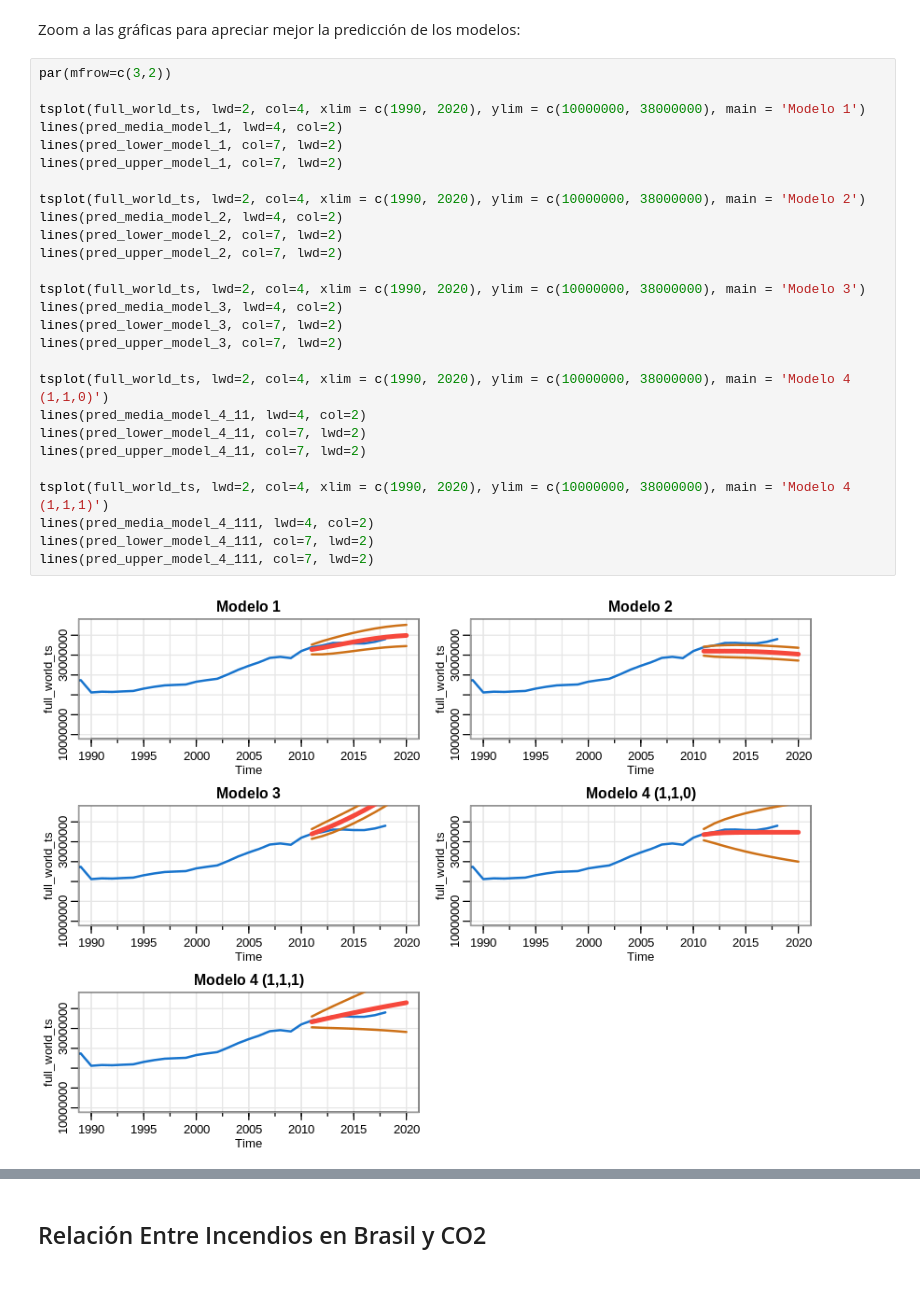
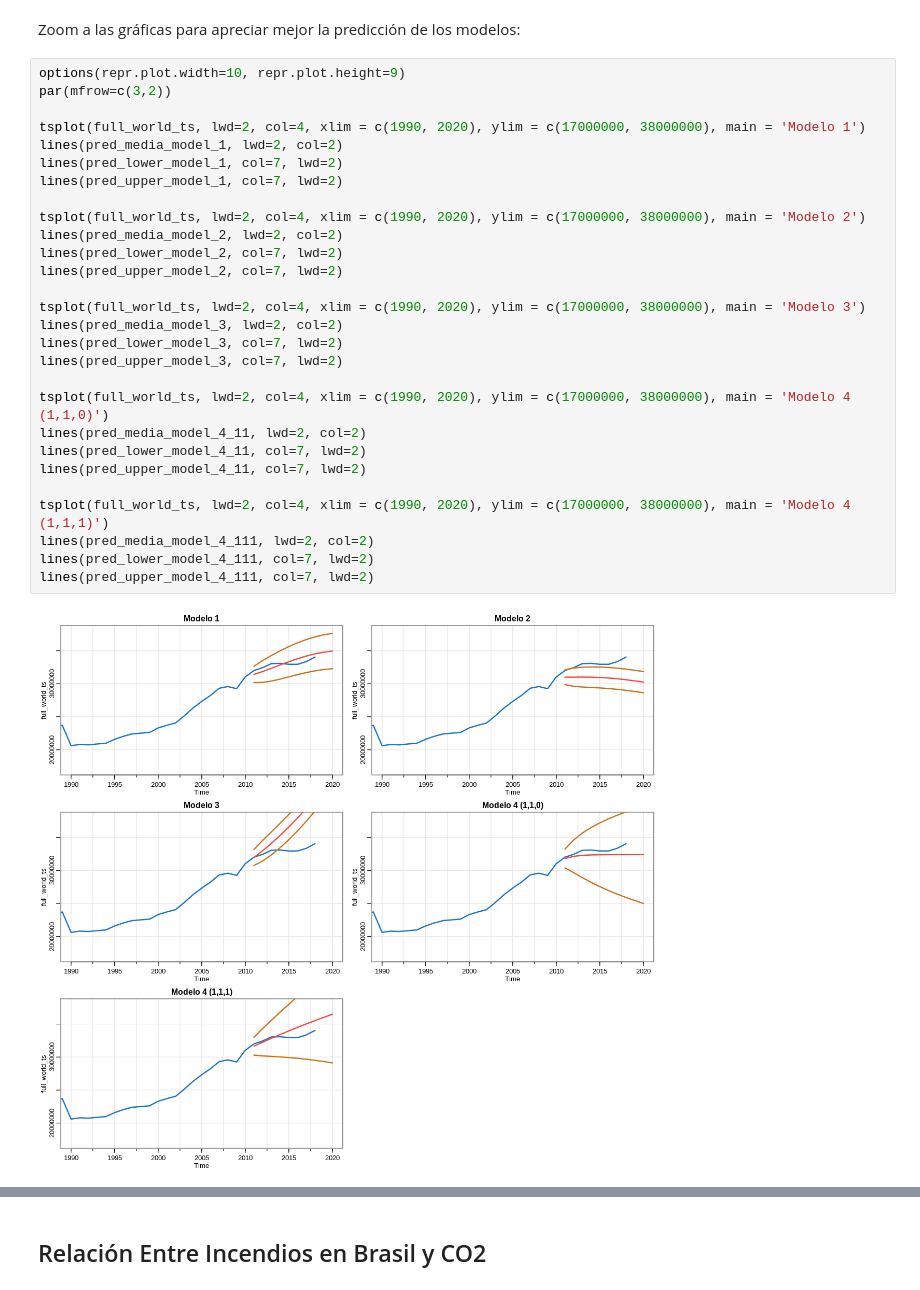
Before and after one commit to SeriesTemporales2021/obligatorio-apst-diaz_mattos_mendez, a Jupyter notebook: Obligatorio de Analisis Predictivo de Series Temporales.ipynb, the cells around one changed output, grey strips where cells are left out. Cells and saved outputs as stored; diff of their text form.

```diff
--- a/Obligatorio de Analisis Predictivo de Series Temporales.ipynb
+++ b/Obligatorio de Analisis Predictivo de Series Temporales.ipynb
@@ -934,32 +953,33 @@ BIC(fit_arima_world_111)
 # %% [markdown]
 Zoom a las gráficas para apreciar mejor la predicción de los modelos:
 # %%
+options(repr.plot.width=10, repr.plot.height=9)
 par(mfrow=c(3,2))
 
-tsplot(full_world_ts, lwd=2, col=4, xlim = c(1990, 2020), ylim = c(10000000, 38000000), main = 'Modelo 1')
-lines(pred_media_model_1, lwd=4, col=2)
+tsplot(full_world_ts, lwd=2, col=4, xlim = c(1990, 2020), ylim = c(17000000, 38000000), main = 'Modelo 1')
+lines(pred_media_model_1, lwd=2, col=2)
 lines(pred_lower_model_1, col=7, lwd=2)
 lines(pred_upper_model_1, col=7, lwd=2)
 
-tsplot(full_world_ts, lwd=2, col=4, xlim = c(1990, 2020), ylim = c(10000000, 38000000), main = 'Modelo 2')
-lines(pred_media_model_2, lwd=4, col=2)
+tsplot(full_world_ts, lwd=2, col=4, xlim = c(1990, 2020), ylim = c(17000000, 38000000), main = 'Modelo 2')
+lines(pred_media_model_2, lwd=2, col=2)
 lines(pred_lower_model_2, col=7, lwd=2)
 lines(pred_upper_model_2, col=7, lwd=2)
 
-tsplot(full_world_ts, lwd=2, col=4, xlim = c(1990, 2020), ylim = c(10000000, 38000000), main = 'Modelo 3')
-lines(pred_media_model_3, lwd=4, col=2)
+tsplot(full_world_ts, lwd=2, col=4, xlim = c(1990, 2020), ylim = c(17000000, 38000000), main = 'Modelo 3')
+lines(pred_media_model_3, lwd=2, col=2)
 lines(pred_lower_model_3, col=7, lwd=2)
 lines(pred_upper_model_3, col=7, lwd=2)
 
-tsplot(full_world_ts, lwd=2, col=4, xlim = c(1990, 2020), ylim = c(10000000, 38000000), main = 'Modelo 4 (1,1,0)')
-lines(pred_media_model_4_11, lwd=4, col=2)
+tsplot(full_world_ts, lwd=2, col=4, xlim = c(1990, 2020), ylim = c(17000000, 38000000), main = 'Modelo 4 (1,1,0)')
+lines(pred_media_model_4_11, lwd=2, col=2)
 lines(pred_lower_model_4_11, col=7, lwd=2)
 lines(pred_upper_model_4_11, col=7, lwd=2)
 
-tsplot(full_world_ts, lwd=2, col=4, xlim = c(1990, 2020), ylim = c(10000000, 38000000), main = 'Modelo 4 (1,1,1)')
-lines(pred_media_model_4_111, lwd=4, col=2)
+tsplot(full_world_ts, lwd=2, col=4, xlim = c(1990, 2020), ylim = c(17000000, 38000000), main = 'Modelo 4 (1,1,1)')
+lines(pred_media_model_4_111, lwd=2, col=2)
 lines(pred_lower_model_4_111, col=7, lwd=2)
 lines(pred_upper_model_4_111, col=7, lwd=2)
 # %% [output]
-[figure, old version]
+[figure, new version]
 # %% [markdown]
```
Also changed, not shown: parts of 28 cells of this notebook, 2 other files.
